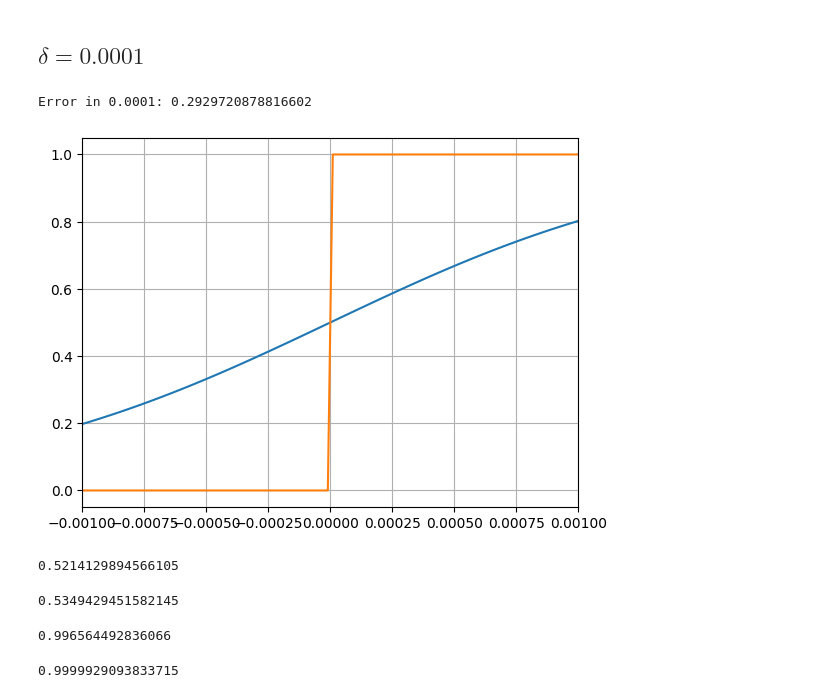
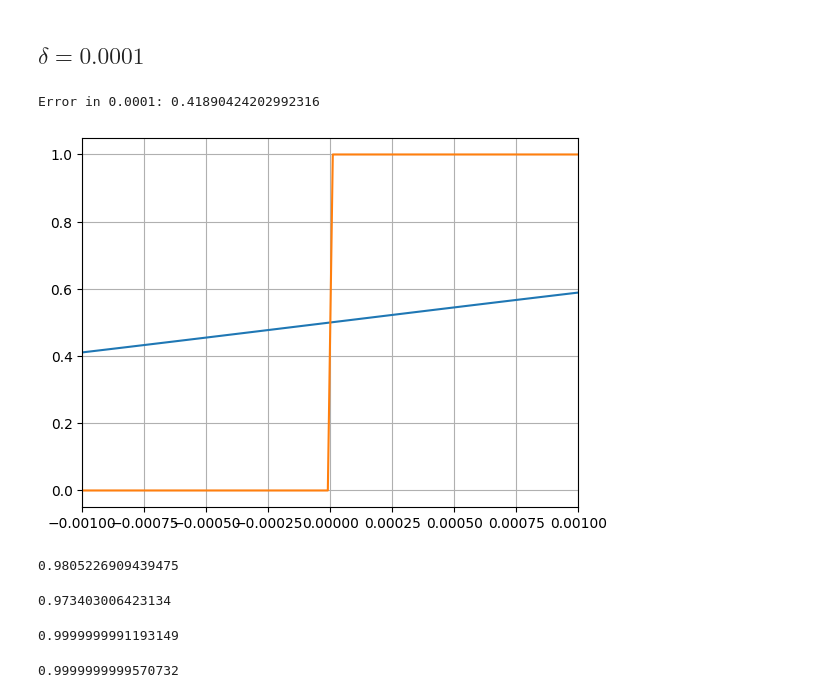
Before and after one commit to lorenzorovida/Lightweight-Sorting-In-Approximate-Homomorphic-Encryption, a Jupyter notebook: notebooks/Chebyshev sgn-Copy1.ipynb, the cells around one changed output. Cells and saved outputs as stored; diff of their text form; code cells hidden in the pictures.

```diff
--- a/notebooks/Chebyshev sgn-Copy1.ipynb
+++ b/notebooks/Chebyshev sgn-Copy1.ipynb
@@ -430,44 +430,44 @@ plt.plot(x, np.vectorize(sign)(x))
 # %% [markdown]
 ## $\delta = 0.0001$
 # %%
-k = 1400
-n = 1007
+k = 360
+n = 495
 
 fun = sigmoid
 
 c = Chebyshev(-1, 1, n, fun)
 
 x = np.linspace(-1, 1, 100000)
 
 vectorized_sigmoid = np.vectorize(sigmoid)
 y = vectorized_sigmoid(x)
 
 print("Error in 0.0001: " + str(c.eval(-0.001)))
 
 plt.xlim(-0.001, 0.001)
 plt.grid()
 plt.plot(x, y)
 plt.plot(x, np.vectorize(sign)(x))
 plt.show()
 # %% [output]
-Error in 0.0001: 0.2929720878816602
+Error in 0.0001: 0.41890424202992316
-[figure, old version]
+[figure, new version]
 # %%
-c.eval(0.0001)
+c.eval(0.01)
 # %% [output]
-0.5214129894566105
+0.9805226909439475
 # %%
-fun(0.0001)
+fun(0.01)
 # %% [output]
-0.5349429451582145
+0.973403006423134
 # %%
 def clean(x):
     return 3*x**2-2*x**3
 # %%
-clean(clean(clean(clean(c.eval(0.001)))))
+clean(clean(clean(c.eval(0.01))))
 # %% [output]
-0.996564492836066
+0.9999999991193149
 # %%
-clean(clean(c.eval(0.01)))
+clean(clean(clean(c.eval(0.01))))
 # %% [output]
-0.9999929093833715
+0.9999999999570732
```
Also changed, not shown: 21 other files.
